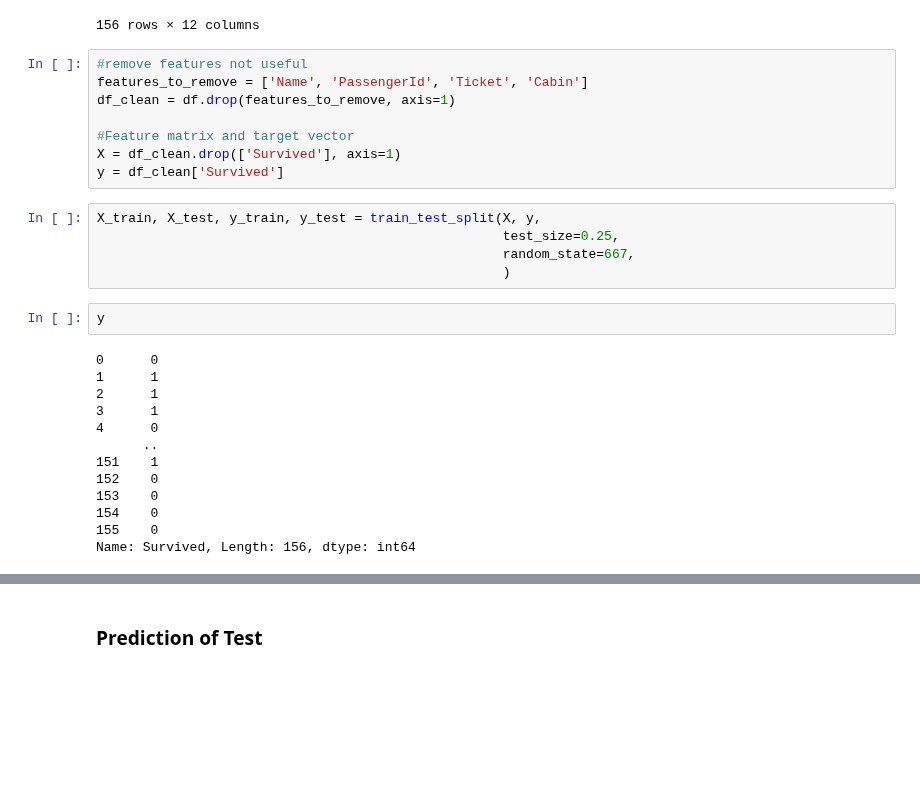
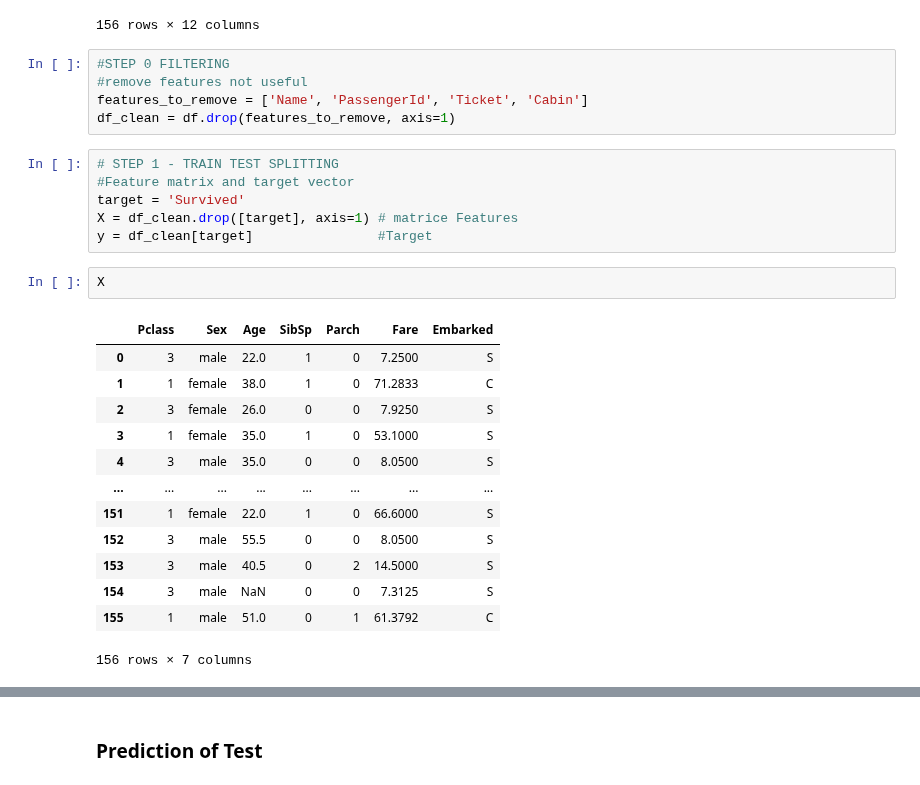
Before and after one commit to Frenz86/machine-learning-course, a Jupyter notebook: python/Lez12/3Titanic_pipe.ipynb, the cells around one changed output, grey strips where cells are left out. Drawn from its saved outputs; the diff is of its cells as text; blank space fills up the shorter version.

```diff
--- a/python/Lez12/3Titanic_pipe.ipynb
+++ b/python/Lez12/3Titanic_pipe.ipynb
@@ -35,30 +36,29 @@ df
 | 155 | 156 | 0 | 1 | Williams, Mr. Charles Duane | male | 51.0 | 0 | 1 | PC 17597 | 61.3792 | ... |
 156 rows × 12 columns
 # %%
+#STEP 0 FILTERING
 #remove features not useful
 features_to_remove = ['Name', 'PassengerId', 'Ticket', 'Cabin']
 df_clean = df.drop(features_to_remove, axis=1)
-
-#Feature matrix and target vector
-X = df_clean.drop(['Survived'], axis=1)
-y = df_clean['Survived']
-# %%
-X_train, X_test, y_train, y_test = train_test_split(X, y,
-                                                    test_size=0.25,
-                                                    random_state=667,
-                                                    )
-# %%
-y
-# %% [output]
-0      0
-1      1
-2      1
-3      1
-4      0
-      ..
-151    1
-152    0
-153    0
-154    0
-155    0
-Name: Survived, Length: 156, dtype: int64
+# %%
+# STEP 1 - TRAIN TEST SPLITTING
+#Feature matrix and target vector
+target = 'Survived'
+X = df_clean.drop([target], axis=1) # matrice Features
+y = df_clean[target]                #Target
+# %%
+X
+# %% [output]
+|  | Pclass | Sex | Age | SibSp | Parch | Fare | Embarked |
+| 0 | 3 | male | 22.0 | 1 | 0 | 7.2500 | S |
+| 1 | 1 | female | 38.0 | 1 | 0 | 71.2833 | C |
+| 2 | 3 | female | 26.0 | 0 | 0 | 7.9250 | S |
+| 3 | 1 | female | 35.0 | 1 | 0 | 53.1000 | S |
+| 4 | 3 | male | 35.0 | 0 | 0 | 8.0500 | S |
+| ... | ... | ... | ... | ... | ... | ... | ... |
+| 151 | 1 | female | 22.0 | 1 | 0 | 66.6000 | S |
+| 152 | 3 | male | 55.5 | 0 | 0 | 8.0500 | S |
+| 153 | 3 | male | 40.5 | 0 | 2 | 14.5000 | S |
+| 154 | 3 | male | NaN | 0 | 0 | 7.3125 | S |
+| 155 | 1 | male | 51.0 | 0 | 1 | 61.3792 | C |
+156 rows × 7 columns
```
Also changed, not shown: parts of 36 cells of this notebook, 1 other file.
